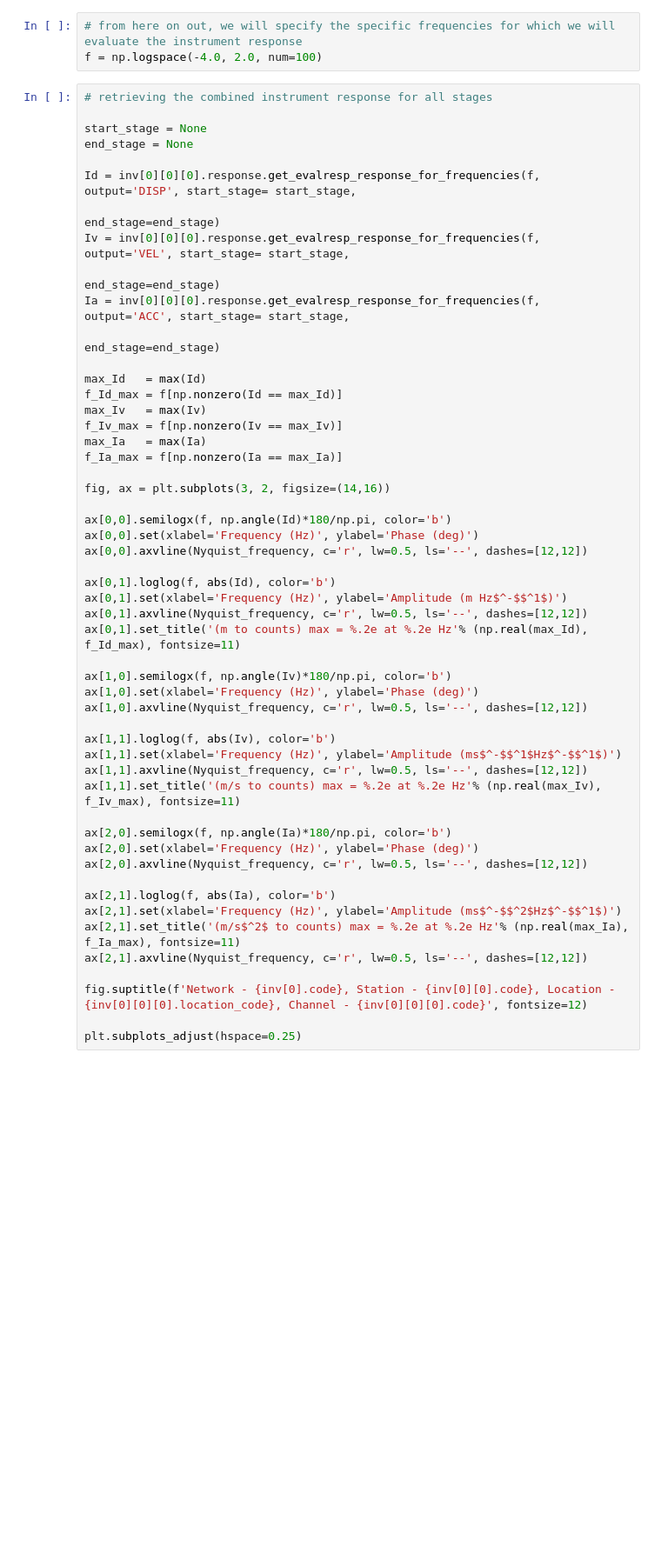
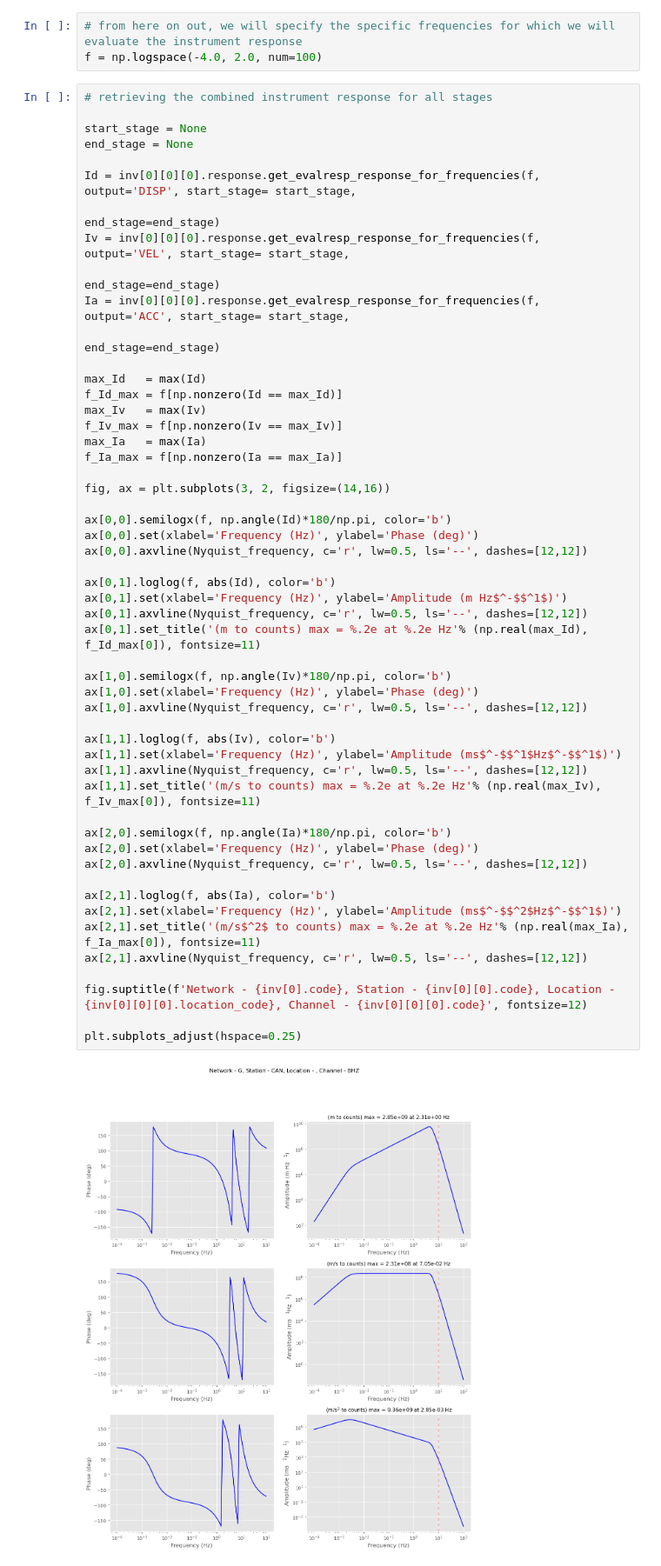
Before and after one commit to uafgeoteach/GEOS626_seis, a Jupyter notebook: lab_response.ipynb, the cells around one changed output. Shown at 87% size. Cells and saved outputs as stored; diff of their text form; blank space fills up the shorter version.

```diff
--- a/lab_response.ipynb
+++ b/lab_response.ipynb
@@ -104,36 +158,38 @@ f_Ia_max = f[np.nonzero(Ia == max_Ia)]
 
 fig, ax = plt.subplots(3, 2, figsize=(14,16))
 
 ax[0,0].semilogx(f, np.angle(Id)*180/np.pi, color='b')
 ax[0,0].set(xlabel='Frequency (Hz)', ylabel='Phase (deg)')
 ax[0,0].axvline(Nyquist_frequency, c='r', lw=0.5, ls='--', dashes=[12,12])
 
 ax[0,1].loglog(f, abs(Id), color='b')
 ax[0,1].set(xlabel='Frequency (Hz)', ylabel='Amplitude (m Hz$^-$$^1$)')
 ax[0,1].axvline(Nyquist_frequency, c='r', lw=0.5, ls='--', dashes=[12,12])
-ax[0,1].set_title('(m to counts) max = %.2e at %.2e Hz'% (np.real(max_Id), f_Id_max), fontsize=11)
+ax[0,1].set_title('(m to counts) max = %.2e at %.2e Hz'% (np.real(max_Id), f_Id_max[0]), fontsize=11)
 
 ax[1,0].semilogx(f, np.angle(Iv)*180/np.pi, color='b')
 ax[1,0].set(xlabel='Frequency (Hz)', ylabel='Phase (deg)')
 ax[1,0].axvline(Nyquist_frequency, c='r', lw=0.5, ls='--', dashes=[12,12])
 
 ax[1,1].loglog(f, abs(Iv), color='b')
 ax[1,1].set(xlabel='Frequency (Hz)', ylabel='Amplitude (ms$^-$$^1$Hz$^-$$^1$)')
 ax[1,1].axvline(Nyquist_frequency, c='r', lw=0.5, ls='--', dashes=[12,12])
-ax[1,1].set_title('(m/s to counts) max = %.2e at %.2e Hz'% (np.real(max_Iv), f_Iv_max), fontsize=11)
+ax[1,1].set_title('(m/s to counts) max = %.2e at %.2e Hz'% (np.real(max_Iv), f_Iv_max[0]), fontsize=11)
 
 ax[2,0].semilogx(f, np.angle(Ia)*180/np.pi, color='b')
 ax[2,0].set(xlabel='Frequency (Hz)', ylabel='Phase (deg)')
 ax[2,0].axvline(Nyquist_frequency, c='r', lw=0.5, ls='--', dashes=[12,12])
 
 ax[2,1].loglog(f, abs(Ia), color='b')
 ax[2,1].set(xlabel='Frequency (Hz)', ylabel='Amplitude (ms$^-$$^2$Hz$^-$$^1$)')
-ax[2,1].set_title('(m/s$^2$ to counts) max = %.2e at %.2e Hz'% (np.real(max_Ia), f_Ia_max), fontsize=11)
+ax[2,1].set_title('(m/s$^2$ to counts) max = %.2e at %.2e Hz'% (np.real(max_Ia), f_Ia_max[0]), fontsize=11)
 ax[2,1].axvline(Nyquist_frequency, c='r', lw=0.5, ls='--', dashes=[12,12])
 
 fig.suptitle(f'Network - {inv[0].code}, Station - {inv[0][0].code}, Location - {inv[0][0][0].location_code}, Channel - {inv[0][0][0].code}', fontsize=12)
 
 plt.subplots_adjust(hspace=0.25)
+# %% [output]
+[figure, added]
 # %%
 # superimposing BHZ and LHZ instrument responses for velocity
 # NOTE - the plots below represent the combined instrument response for all stages
```
Also changed, not shown: parts of 7 cells of this notebook, 2 other files.
